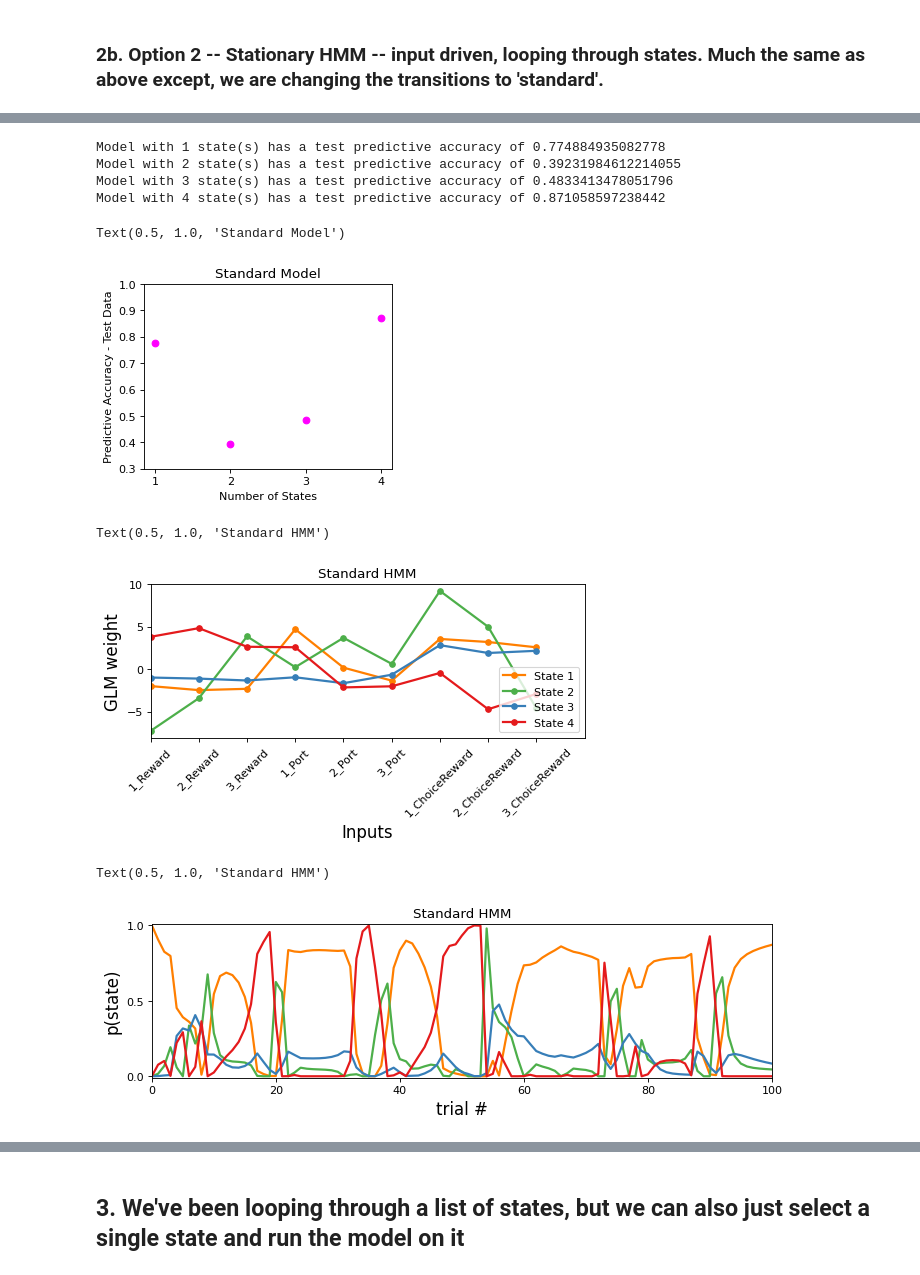
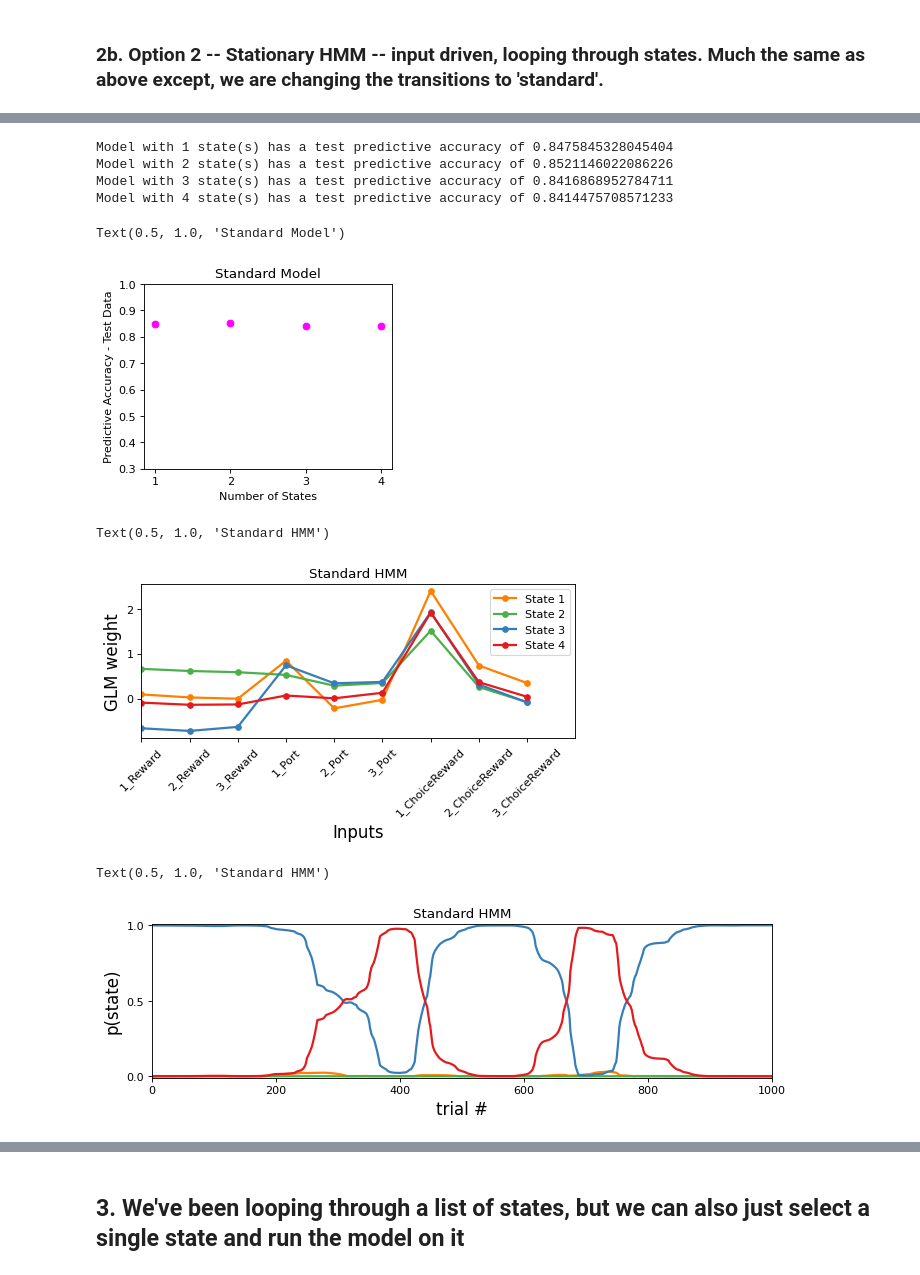
Before and after one commit to jbwallace123/glm_and_glmhmm, a Jupyter notebook: notebooks/Input-Driven-Observations(GLM-HMM)-SabaLab.ipynb, the cells around one changed output, grey strips where cells are left out. Drawn from its saved outputs; the diff is of its cells as text; code cells hidden in the pictures.

```diff
--- a/notebooks/Input-Driven-Observations(GLM-HMM)-SabaLab.ipynb
+++ b/notebooks/Input-Driven-Observations(GLM-HMM)-SabaLab.ipynb
@@ -75,8 +75,10 @@ data_ = pd.read_csv(r'C:\Users\janet\Documents\Behavior_samp_data\FreelyMoving_6
 # %%
 probs = '80-20'
 filtered_data = data_[(data_['Condition'] == probs)]
-# %%
-filtered_data.loc[:, '3_Reward'] = filtered_data['3_Reward'].replace(0, -1)
+# %%
+filtered_data.loc[:, '1_Port'] = filtered_data['1_Port'].replace(0, -1)
+filtered_data.loc[:, '2_Port'] = filtered_data['2_Port'].replace(0, -1)
+filtered_data.loc[:, '3_Port'] = filtered_data['3_Port'].replace(0, -1)
 # %%
 #add columns for interaction between reward and choice
 filtered_data.loc[:, '1_ChoiceReward'] = filtered_data['1_Port'] * filtered_data['1_Reward']
@@ -136,7 +136,7 @@ With these posterior state probabilities, we can assign trials to states and the
 ### 2a. Data and param set up
 # %%
 probs = '80-20'
-train_split = 0.90
+train_split = 0.80
 seed = np.random.randint(1000)
 
 #filtered_data = data_[(data_['Condition'] == probs) & (data_['Mouse ID'] == 'GN')]
@@ -786,10 +773,10 @@ for i in range(len(num_states)):
     print('Model with ' + str(num_states[i]) + ' state(s) has a test predictive accuracy of ' + str(predictive_acc))
     stationary_test_predictive_acc_list.append(predictive_acc)
 # %% [output]
-Model with 1 state(s) has a test predictive accuracy of 0.774884935082778
-Model with 2 state(s) has a test predictive accuracy of 0.39231984612214055
-Model with 3 state(s) has a test predictive accuracy of 0.4833413478051796
-Model with 4 state(s) has a test predictive accuracy of 0.871058597238442
+Model with 1 state(s) has a test predictive accuracy of 0.8475845328045404
+Model with 2 state(s) has a test predictive accuracy of 0.8521146022086226
+Model with 3 state(s) has a test predictive accuracy of 0.8416868952784711
+Model with 4 state(s) has a test predictive accuracy of 0.8414475708571233
 # %%
 # Dot plot of predictive accuracy for each model
 fig = plt.figure(figsize=(4, 3), dpi=80, facecolor='w', edgecolor='k')
@@ -801,7 +788,7 @@ plt.xticks(num_states)
 plt.title('Standard Model')
 # %% [output]
 Text(0.5, 1.0, 'Standard Model')
-[figure, old version]
+[figure, new version]
 # %%
 num_states_2plot = 4
 model_to_plot = (num_states_2plot-1) #remember, 0 indexed
@@ -813,7 +800,7 @@ fig = plt.figure(figsize=(7, 2.5), dpi=80, facecolor='w', edgecolor='k')
 for k in range(num_states_2plot):
     plt.plot(stationary_gen_weights[k,0,:], label="State " + str(k + 1), lw=2,
              color=cols[k], marker = 'o', markersize = 5)
-plt.legend(loc="lower right")
+plt.legend(loc="upper right")
 plt.xticks(np.arange(len(x_cols)), x_cols, rotation=45, fontsize = 10)
 plt.ylabel("GLM weight", fontsize = 15)
 plt.xlabel("Inputs", fontsize = 15)
@@ -821,7 +808,7 @@ plt.xlim((0, len(x_cols)))
 plt.title('Standard HMM')
 # %% [output]
 Text(0.5, 1.0, 'Standard HMM')
-[figure, old version]
+[figure, new version]
 # %%
 #Loop through all models to get posterior probabilities for train data and state_occupancies
 posterior_probs_list = []
@@ -851,28 +838,28 @@ for i in range(len(num_states)):
     stationary_test_posterior_probs_list.append(stationary_test_posterior_probs)
     stationary_test_state_occupancies_list.append(stationary_test_state_occupancies)
 # %%
-trials_to_plot = (0, 100) # number of trials to plot
+trials_to_plot = (0, 1000) # number of trials to plot
 num_states_2plot = 4
 model_to_plot = (num_states_2plot-1) #remember, 0 indexed
 sess_id = 0 #session id; can choose any index between 0 and num_sess-1
 
 cols = ['#ff7f00', '#4daf4a', '#377eb8', '#e41a1c']
 fig = plt.figure(figsize=(10, 2.5), dpi=80, facecolor='w', edgecolor='k')
 
 for k in range(num_states_2plot):
     posterior_probs = posterior_probs_list[model_to_plot]
     plt.plot(posterior_probs[sess_id][:, k], label="State " + str(k + 1), lw=2,
              color=cols[k])
 plt.ylim((-0.01, 1.01))
 plt.yticks([0, 0.5, 1], fontsize = 10)
 plt.xlim(trials_to_plot)
 plt.xlabel("trial #", fontsize = 15)
 
 plt.ylabel("p(state)", fontsize = 15)
 plt.title('Standard HMM')
 # %% [output]
 Text(0.5, 1.0, 'Standard HMM')
-[figure, old version]
+[figure, new version]
 # %%
 num_states_2plot = 4
 model_to_plot = (num_states_2plot-1) #remember, 0 indexed
```
Also changed, not shown: parts of 15 cells of this notebook, 1 other file.
